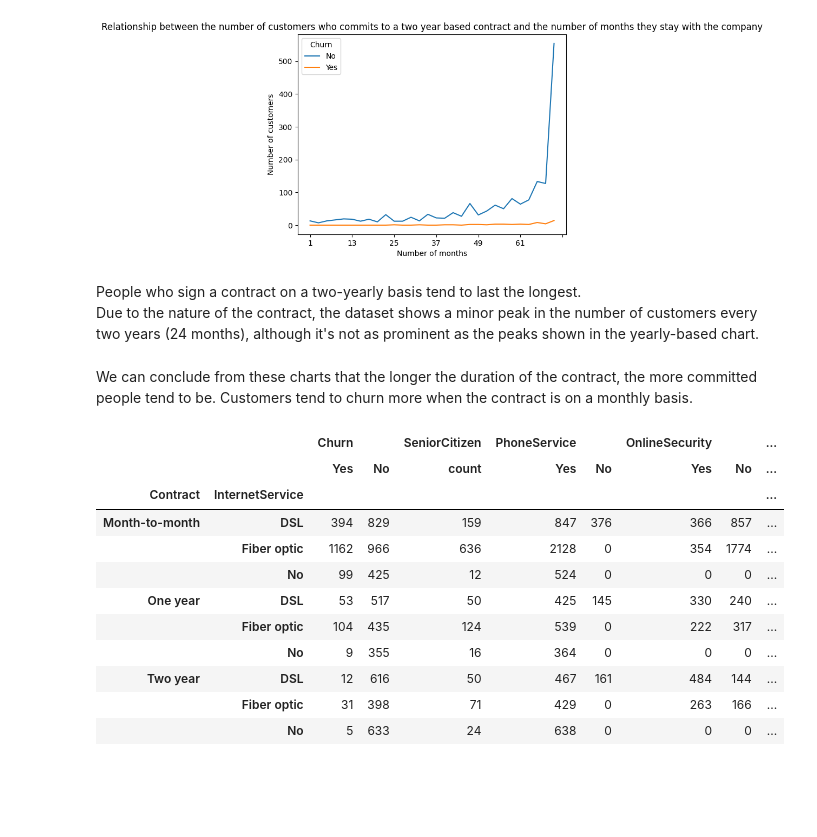
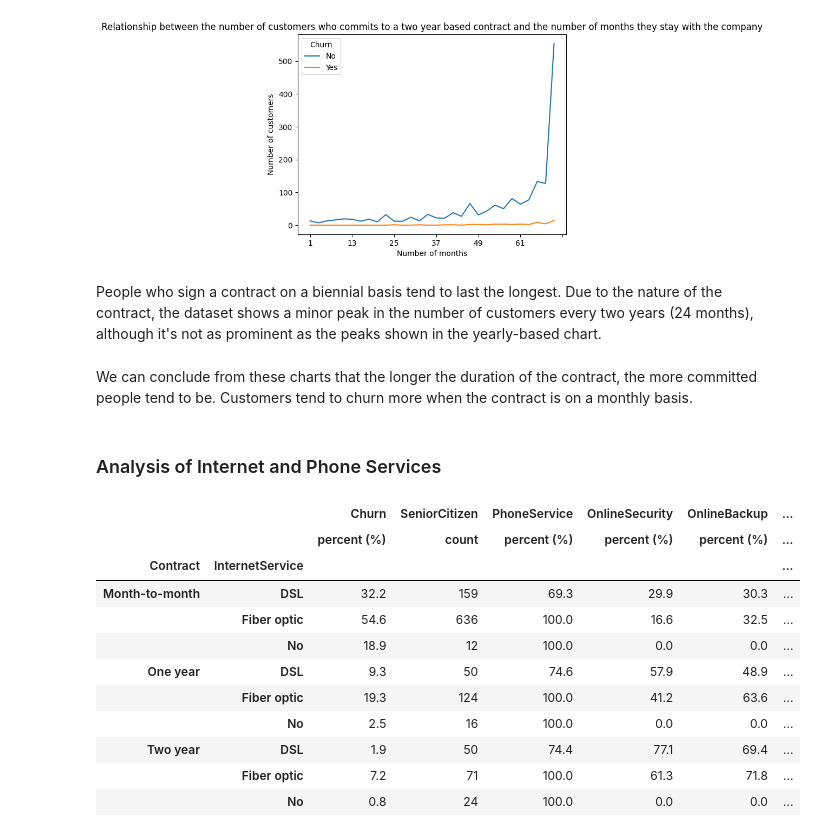
Before and after one commit to FawziElZein/Telco-Customer-Churn, a Jupyter notebook: Telco-Customer-Churn-Analysis.ipynb, the cells around one changed output. Cells and saved outputs as stored; diff of their text form; code cells hidden in the pictures; blank space fills up the shorter version.

Commit message:
clean up, last grammar corrections

```diff
--- a/Telco-Customer-Churn-Analysis.ipynb
+++ b/Telco-Customer-Churn-Analysis.ipynb
@@ -145,54 +134,52 @@ pyplot.ylabel('Number of customers')
 Text(0, 0.5, 'Number of customers')
 [figure]
 # %% [markdown]
-People who sign a contract on a two-yearly basis tend to last the longest.
+People who sign a contract on a biennial basis tend to last the longest.
 Due to the nature of the contract, the dataset shows a minor peak in the number of customers every two years (24 months), although it's not as prominent as the peaks shown in the yearly-based chart.
 # %% [markdown]
 We can conclude from these charts that the longer the duration of the contract, the more committed people tend to be.
 Customers tend to churn more when the contract is on a monthly basis.
+# %% [markdown]
+### Analysis of Internet and Phone Services
 # %%
-df_ = df[['Contract', 'InternetService', 'SeniorCitizen','tenure', 'PhoneService', 'OnlineSecurity', 'OnlineBackup', 'DeviceProtection', 'TechSupport', 'StreamingTV', 'StreamingMovies', 'Churn', 'MonthlyCharges']].copy()
+df_ = df[['Contract', 'SeniorCitizen', 'tenure', 'PhoneService', 'InternetService', 'OnlineSecurity', 'OnlineBackup',
+          'DeviceProtection', 'TechSupport', 'StreamingTV', 'StreamingMovies', 'Churn', 'MonthlyCharges']].copy()
 # %%
-def count_yes(series):
-    return series.value_counts().get('Yes', '0')
-
-
-def count_no(series):
-    return series.value_counts().get('No', '0')
-
-
 def count_senior(series):
     return series.value_counts().get(1, 'NaN')
 
+def get_percentage(series):
+    return (series.value_counts().get('Yes',0)/len(series))*100
 
 df_['TotalCharges'] = pd.to_numeric(df['TotalCharges'], errors='coerce')
 
 df_contract_agg = df_.groupby(['Contract', 'InternetService']).agg({
-                                                                    'Churn': [('Yes', count_yes), ('No', count_no)],
+                                                                    'Churn': [('',get_percentage)],
+                                                                    'Churn': [('percent (%)',get_percentage)],
                                                                     'SeniorCitizen': [('count',count_senior)],
-                                                                    'PhoneService': [('Yes', count_yes), ('No', count_no)],
-                                                                    'OnlineSecurity': [('Yes', count_yes), ('No', count_no)],
-                                                                    'OnlineBackup': [('Yes', count_yes), ('No', count_no)],
-                                                                    'DeviceProtection': [('Yes', count_yes), ('No', count_no)],
-                                                                    'TechSupport': [('Yes', count_yes), ('No', count_no)],
-                                                                    'StreamingTV': [('Yes', count_yes), ('No', count_no)],
-                                                                    'StreamingMovies': [('Yes', count_yes), ('No', count_no)],
+                                                                    'PhoneService': [('percent (%)',get_percentage)],
+                                                                    'OnlineSecurity': [('percent (%)',get_percentage)],
+                                                                    'OnlineBackup': [('percent (%)',get_percentage)],
+                                                                    'DeviceProtection': [('percent (%)',get_percentage)],
+                                                                    'TechSupport': [('percent (%)',get_percentage)],
+                                                                    'StreamingTV': [('percent (%)',get_percentage)],
+                                                                    'StreamingMovies': [('percent (%)',get_percentage)],
                                                                     'MonthlyCharges': [('average', 'mean')]
                                                                 }
                                                                 ).round(1)
 
 df_contract_agg
 # %% [output]
-|  |  | Churn |  | SeniorCitizen | PhoneService |  | OnlineSecurity |  | ... |
-|  |  | Yes | No | count | Yes | No | Yes | No | ... |
-| Contract | InternetService |  |  |  |  |  |  |  | ... |
-| Month-to-month | DSL | 394 | 829 | 159 | 847 | 376 | 366 | 857 | ... |
-|  | Fiber optic | 1162 | 966 | 636 | 2128 | 0 | 354 | 1774 | ... |
-|  | No | 99 | 425 | 12 | 524 | 0 | 0 | 0 | ... |
-| One year | DSL | 53 | 517 | 50 | 425 | 145 | 330 | 240 | ... |
-|  | Fiber optic | 104 | 435 | 124 | 539 | 0 | 222 | 317 | ... |
-|  | No | 9 | 355 | 16 | 364 | 0 | 0 | 0 | ... |
-| Two year | DSL | 12 | 616 | 50 | 467 | 161 | 484 | 144 | ... |
-|  | Fiber optic | 31 | 398 | 71 | 429 | 0 | 263 | 166 | ... |
-|  | No | 5 | 633 | 24 | 638 | 0 | 0 | 0 | ... |
+|  |  | Churn | SeniorCitizen | PhoneService | OnlineSecurity | OnlineBackup | ... |
+|  |  | percent (%) | count | percent (%) | percent (%) | percent (%) | ... |
+| Contract | InternetService |  |  |  |  |  | ... |
+| Month-to-month | DSL | 32.2 | 159 | 69.3 | 29.9 | 30.3 | ... |
+|  | Fiber optic | 54.6 | 636 | 100.0 | 16.6 | 32.5 | ... |
+|  | No | 18.9 | 12 | 100.0 | 0.0 | 0.0 | ... |
+| One year | DSL | 9.3 | 50 | 74.6 | 57.9 | 48.9 | ... |
+|  | Fiber optic | 19.3 | 124 | 100.0 | 41.2 | 63.6 | ... |
+|  | No | 2.5 | 16 | 100.0 | 0.0 | 0.0 | ... |
+| Two year | DSL | 1.9 | 50 | 74.4 | 77.1 | 69.4 | ... |
+|  | Fiber optic | 7.2 | 71 | 100.0 | 61.3 | 71.8 | ... |
+|  | No | 0.8 | 24 | 100.0 | 0.0 | 0.0 | ... |
 # %% [markdown]
```
Also changed, not shown: parts of 4 cells of this notebook.
